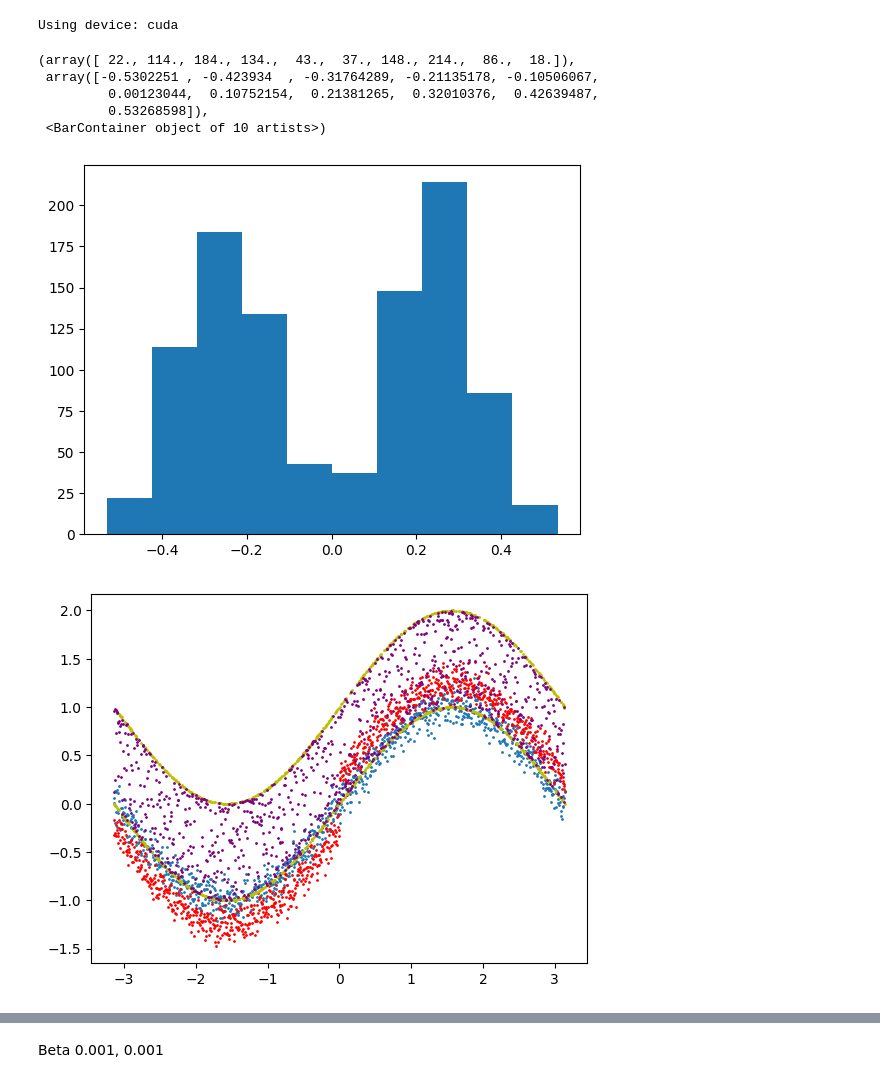
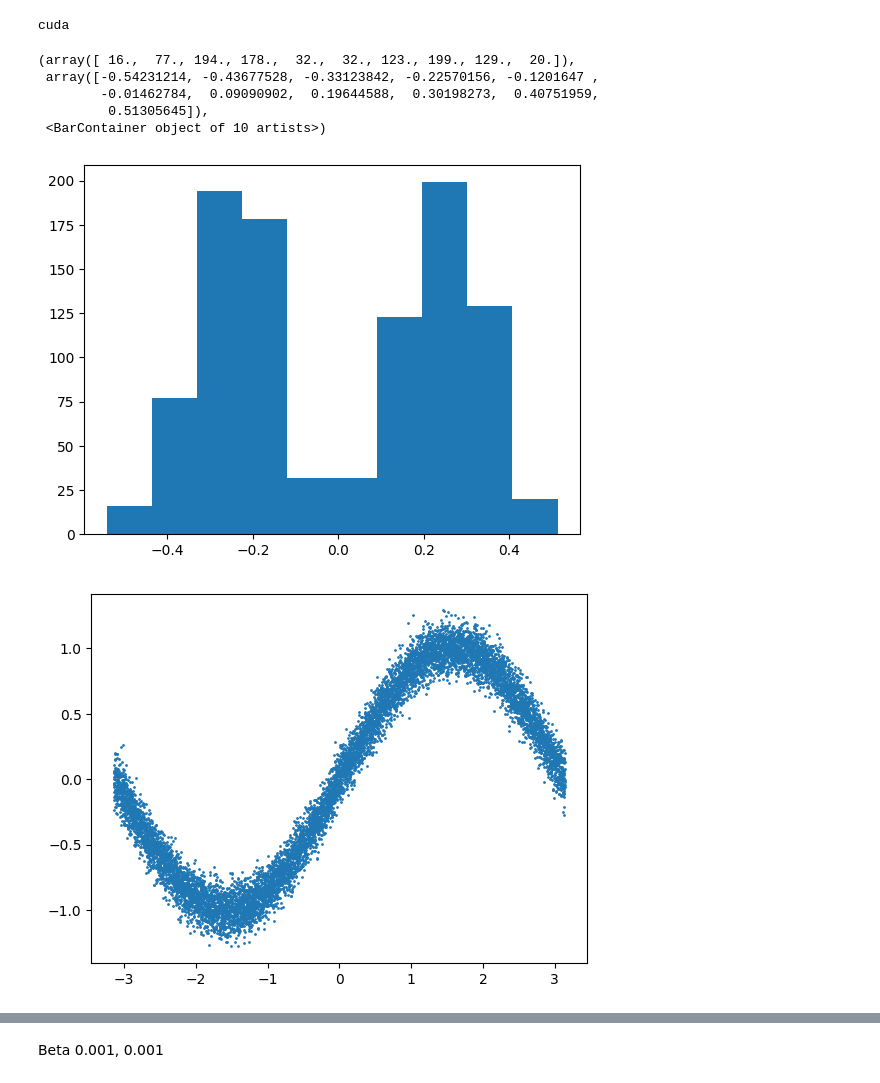
Before and after one commit to bryceadam1/math-522-project, a Jupyter notebook: Sebastian/Distributions.ipynb, the cells around one changed output, grey strips where cells are left out. Drawn from its saved outputs; the diff is of its cells as text; code cells hidden in the pictures.

```diff
--- a/Sebastian/Distributions.ipynb
+++ b/Sebastian/Distributions.ipynb
@@ -8,53 +8,48 @@ import torch.backends
 from torch.nn import Module, Linear, ReLU
 from torch.optim import SGD
 from torch.nn import MSELoss
-# %%
-if torch.backends.mps.is_available():
-    device = torch.device("mps")
-elif torch.backends.cudnn.is_available():
-    device = torch.device("cuda")
-else:
-    device = torch.device("cpu")
-
-print("Using device:", device)
-# %% [output]
-Using device: cuda
+# %%
+device = torch.device("cuda" if torch.cuda.is_available() else "cpu")
+torch.cuda.is_available()
+print(device)
+# %% [output]
+cuda
 # %%
-N=500
+'''N=500
 mu, sigma = -0.25, 0.1
 mu2, sigma2 = 0.25, 0.1
 X1 = np.random.normal(mu, sigma, N)
 X2 = np.random.normal(mu2, sigma2, N)
 eps_b = np.concatenate([X1, X2])
-plt.hist(eps_b)
+plt.hist(eps_b)'''
 # %% [output]
-(array([ 22., 114., 184., 134.,  43.,  37., 148., 214.,  86.,  18.]),
- array([-0.5302251 , -0.423934  , -0.31764289, -0.21135178, -0.10506067,
-         0.00123044,  0.10752154,  0.21381265,  0.32010376,  0.42639487,
-         0.53268598]),
+(array([ 16.,  77., 194., 178.,  32.,  32., 123., 199., 129.,  20.]),
+ array([-0.54231214, -0.43677528, -0.33123842, -0.22570156, -0.1201647 ,
+        -0.01462784,  0.09090902,  0.19644588,  0.30198273,  0.40751959,
+         0.51305645]),
  <BarContainer object of 10 artists>)
-[figure, old version]
+[figure, new version]
 # %%
 # Generate Data
 f = np.sin
 
-x = np.linspace(- np.pi, np.pi, 1000)
-eps = np.random.normal(0, 0.1, 1000)
-eps_beta = np.random.beta(0.001, 0.001, 1000)
-eps_beta2 = np.random.beta(0.5, 0.5, 1000)
+x = np.linspace(- np.pi, np.pi, 10000)
+eps = np.random.normal(0, 0.1, 10000)
+#eps_beta = np.random.beta(0.001, 0.001, 10000)
+#eps_beta2 = np.random.beta(0.5, 0.5, 10000)
 
-y_b = f(x) + eps_b
+#y_b = f(x) + eps_b
 y = f(x) + eps
-y_beta = f(x) + eps_beta
-y_beta2 = f(x) + eps_beta2
+#y_beta = f(x) + eps_beta
+#y_beta2 = f(x) + eps_beta2
 
 
 plt.scatter(x, y, s=1)
-plt.scatter(x, y_b, s =1, color = "red")
-plt.scatter(x, y_beta, s =1, color = "y")
-plt.scatter(x, y_beta2, s =1, color = "purple")
+#plt.scatter(x, y_b, s =1, color = "red")
+#plt.scatter(x, y_beta, s =1, color = "y")
+#plt.scatter(x, y_beta2, s =1, color = "purple")
 plt.show()
 # %% [output]
-[figure, old version]
+[figure, new version]
 # %%
 x_train = x
```
Also changed, not shown: parts of 25 cells of this notebook, 2 other files.
